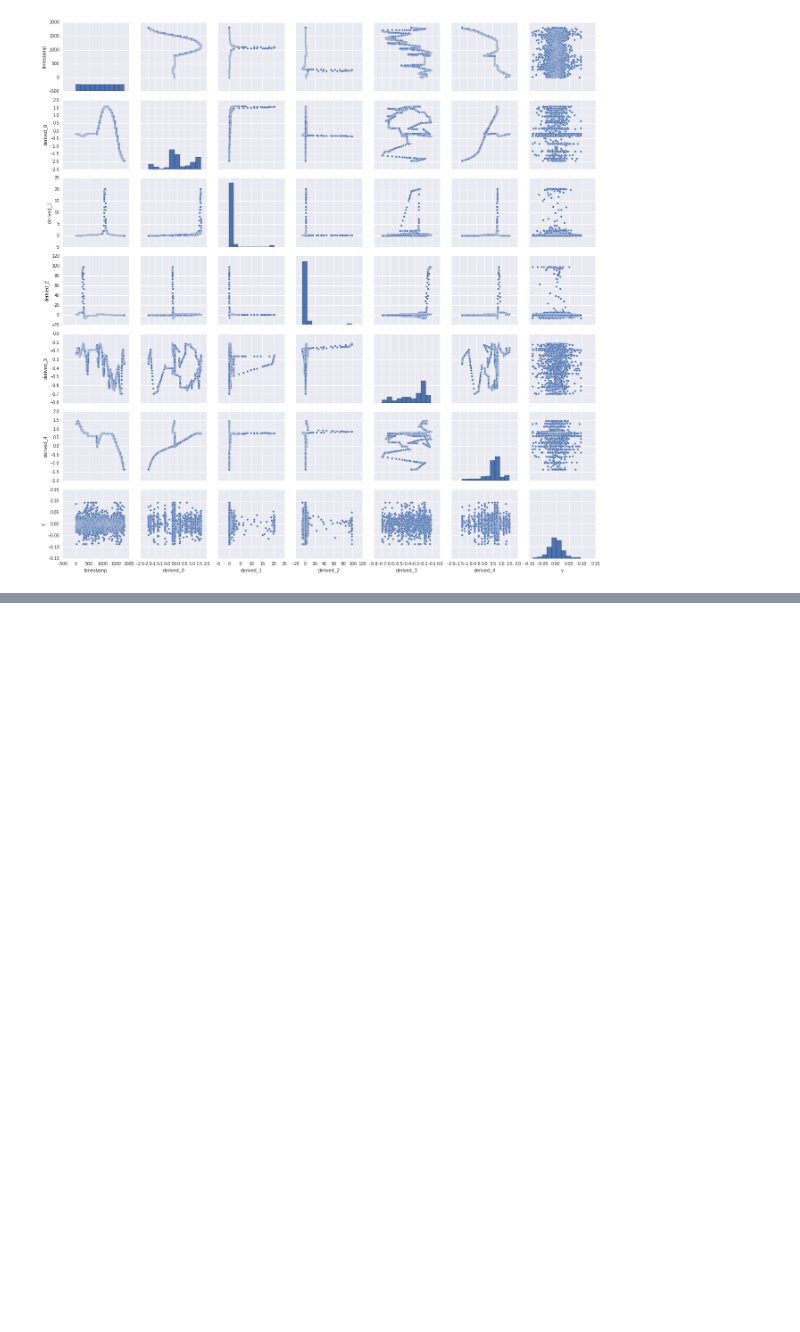
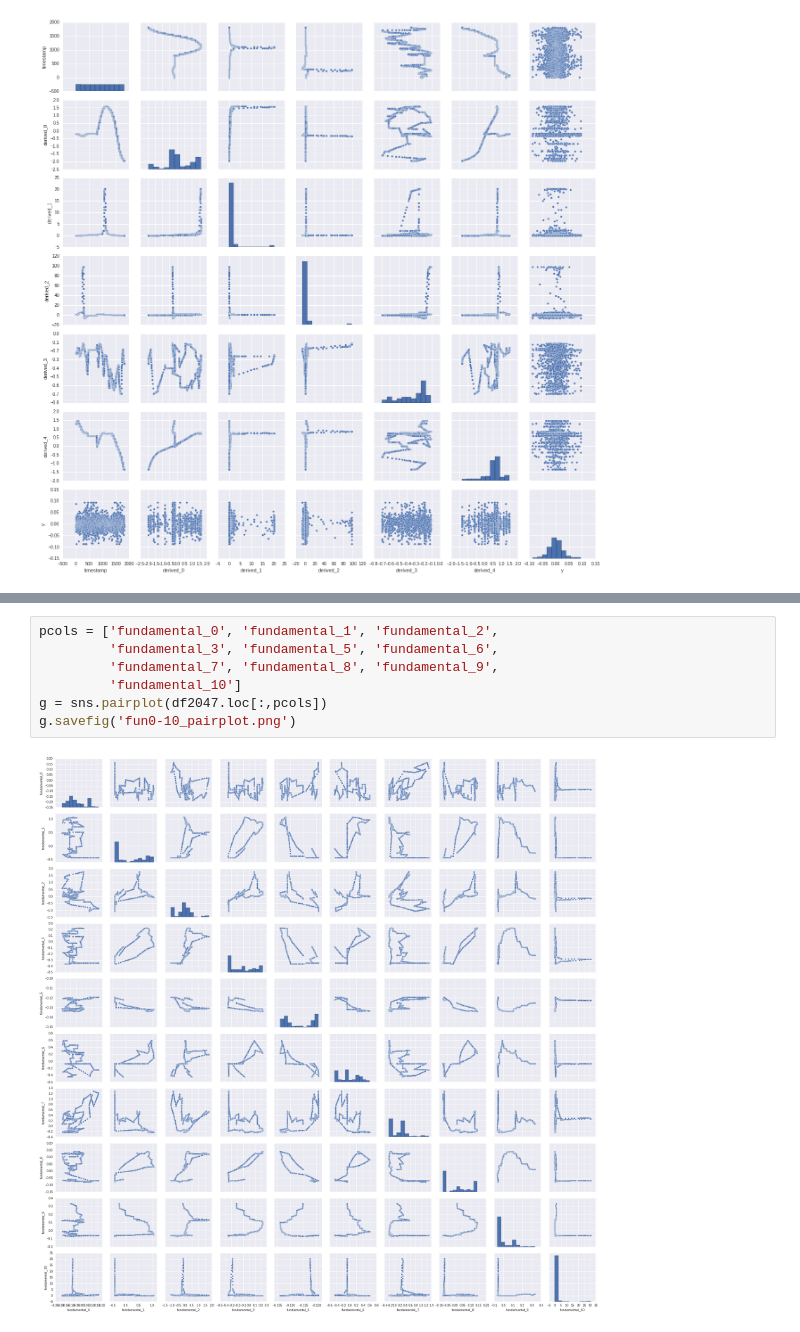
Before and after one commit to usmcamp0811/MSC-691-Group-Project, a Jupyter notebook: Check4NormalData.ipynb, the cells around one changed output, grey strips where cells are left out. Cells and saved outputs as stored; diff of their text form; blank space fills up the shorter version.

Commit message:
Did a pairplot

```diff
--- a/Check4NormalData.ipynb
+++ b/Check4NormalData.ipynb
@@ -111,0 +137,9 @@ g.savefig('derived_pairplot.png')
+# %%
+pcols = ['fundamental_0', 'fundamental_1', 'fundamental_2',
+         'fundamental_3', 'fundamental_5', 'fundamental_6',
+         'fundamental_7', 'fundamental_8', 'fundamental_9',
+         'fundamental_10']
+g = sns.pairplot(df2047.loc[:,pcols])
+g.savefig('fun0-10_pairplot.png')
+# %% [output]
+[figure, added]
```
Also changed, not shown: parts of 2 cells of this notebook.
